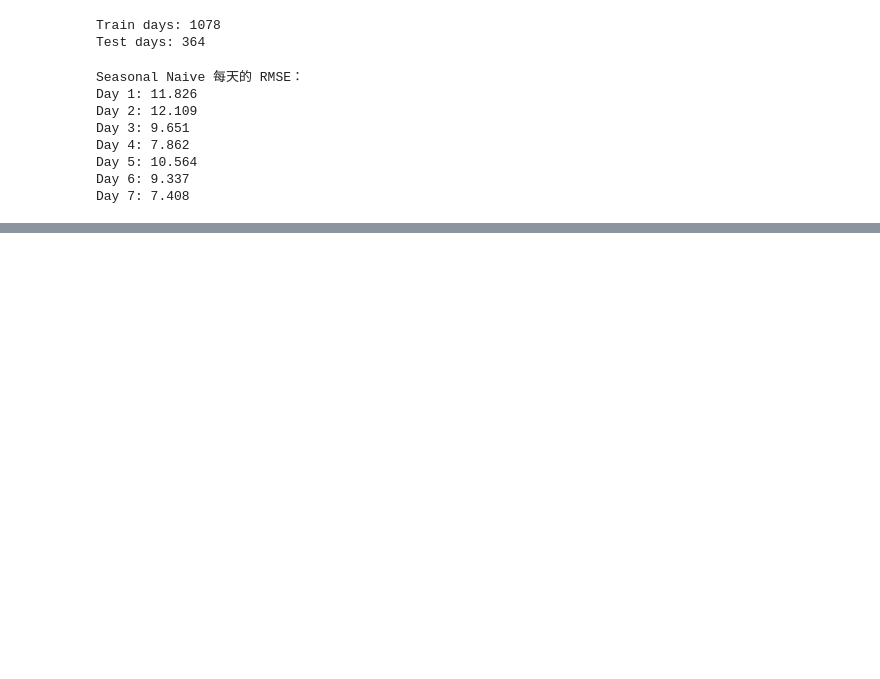
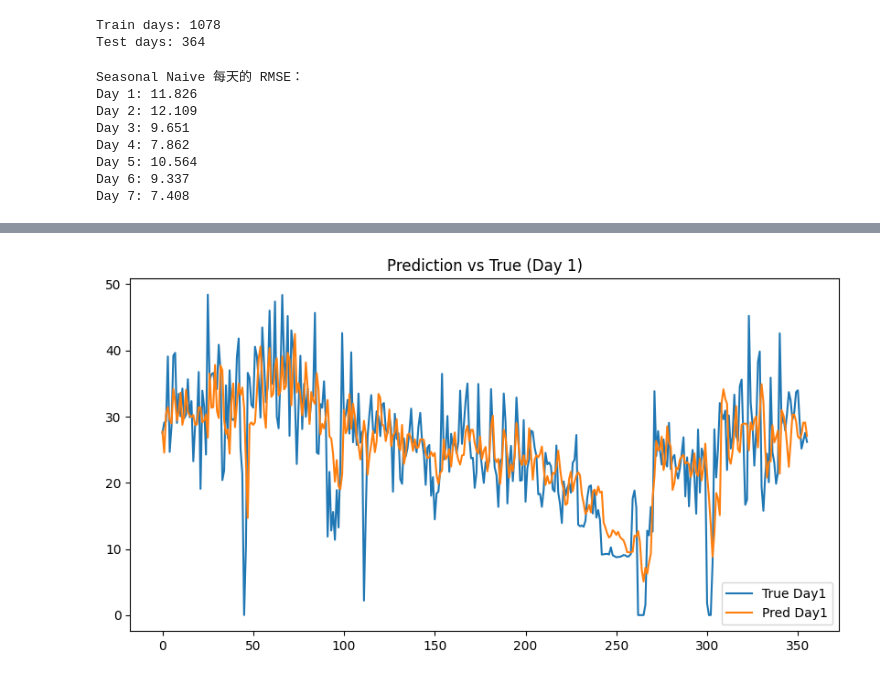
Before and after one commit to cche0214/Machine-Learning-and-Optimization, a Jupyter notebook: experiment4.ipynb, the cells around one changed output, grey strips where cells are left out. Cells and saved outputs as stored; diff of their text form; code cells hidden in the pictures; blank space fills up the shorter version.

```diff
--- a/experiment4.ipynb
+++ b/experiment4.ipynb
@@ -455,0 +795,2 @@ plt.show()
+# %%
+predictions = model.predict(X_test)
@@ -455,0 +809,11 @@ plt.show()
+# %%
+# 这个图是每个样本的第一天预测，和真实值的比较情况，横轴是样本点的编号
+# 因为时间预测越靠近越准
+plt.figure(figsize=(10,5))
+plt.plot(Y_test[:,0], label='True Day1')
+plt.plot(predictions[:,0], label='Pred Day1')
+plt.legend()
+plt.title("Prediction vs True (Day 1)")
+plt.show()
+# %% [output]
+[figure, added]
```
Also changed, not shown: parts of 47 cells of this notebook.
